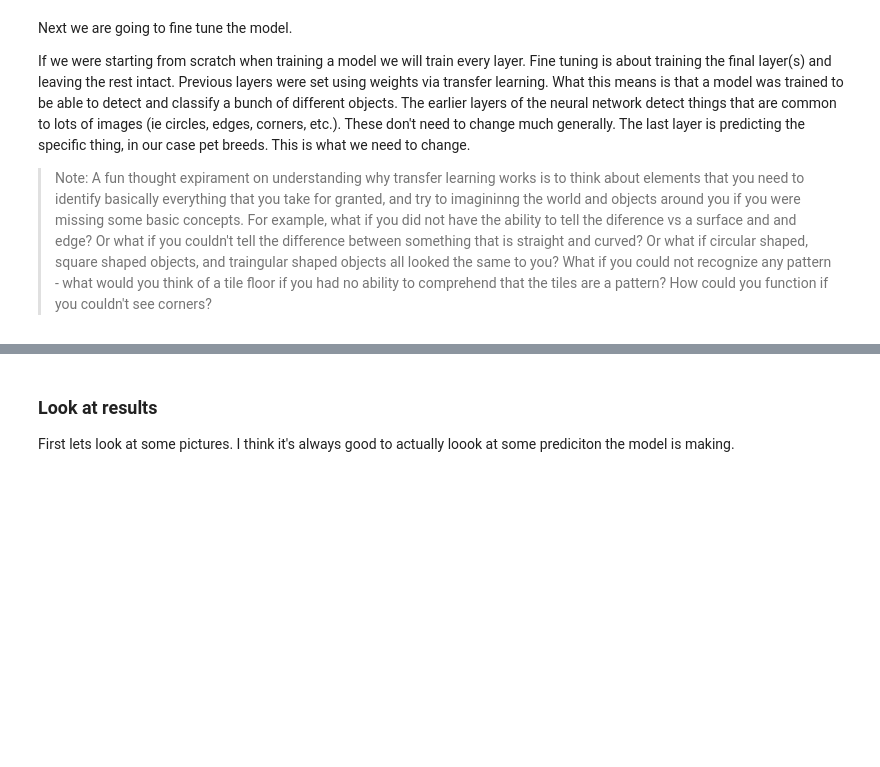
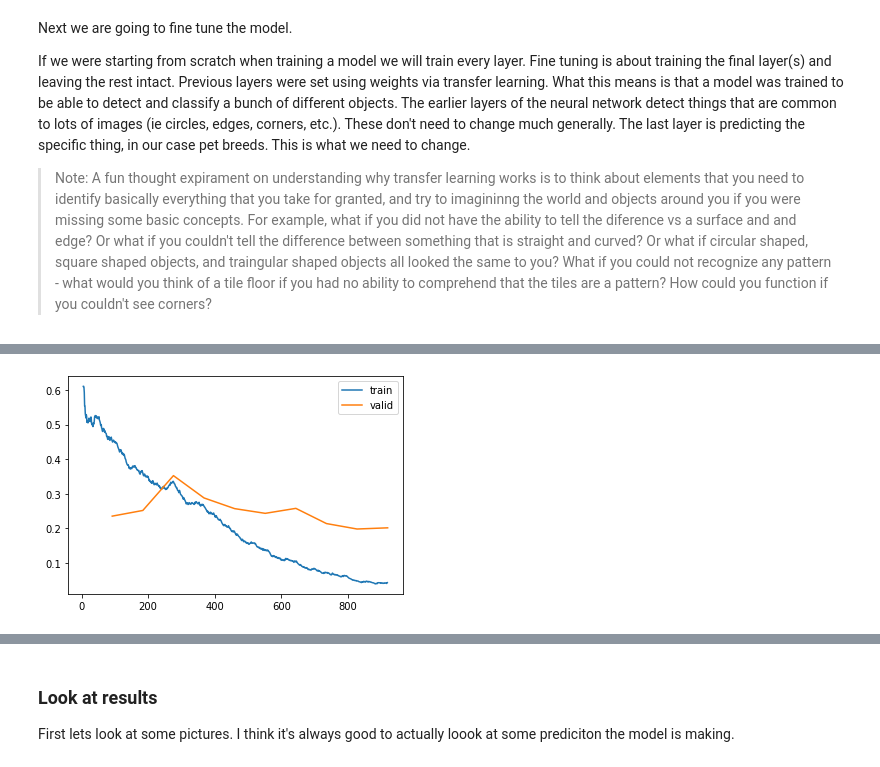
Before and after one commit to 1Paws7/blog, a Jupyter notebook: _notebooks/2020-06-25-Fine Grain Image Classifier.ipynb, the cells around one changed output, grey strips where cells are left out. Drawn from its saved outputs; the diff is of its cells as text; code cells hidden in the pictures; blank space fills up the shorter version.

```diff
--- a/_notebooks/2020-06-25-Fine Grain Image Classifier.ipynb
+++ b/_notebooks/2020-06-25-Fine Grain Image Classifier.ipynb
@@ -103,0 +110,4 @@ We see out validation loss improves significantly with our error rate.  This is
+# %%
+learn.recorder.plot_loss()
+# %% [output]
+[figure, added]
```
Also changed, not shown: parts of 26 cells of this notebook, 1 other file.
